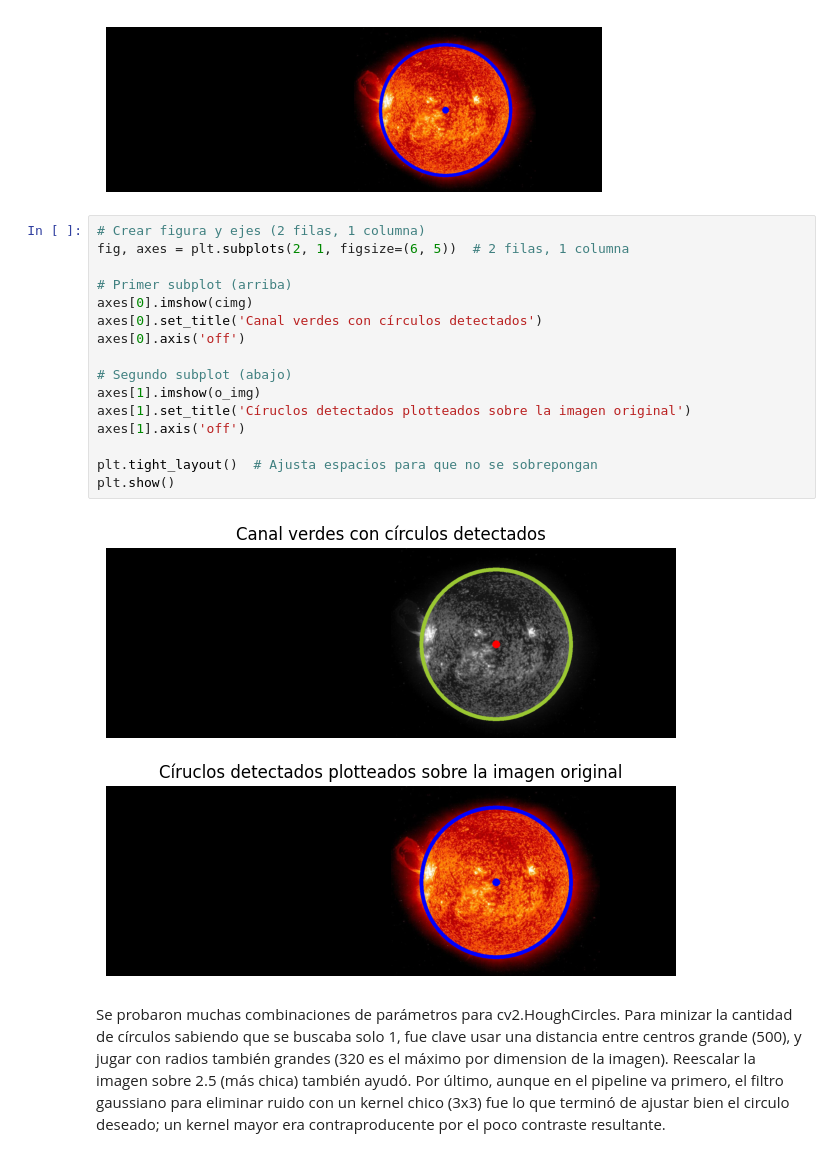
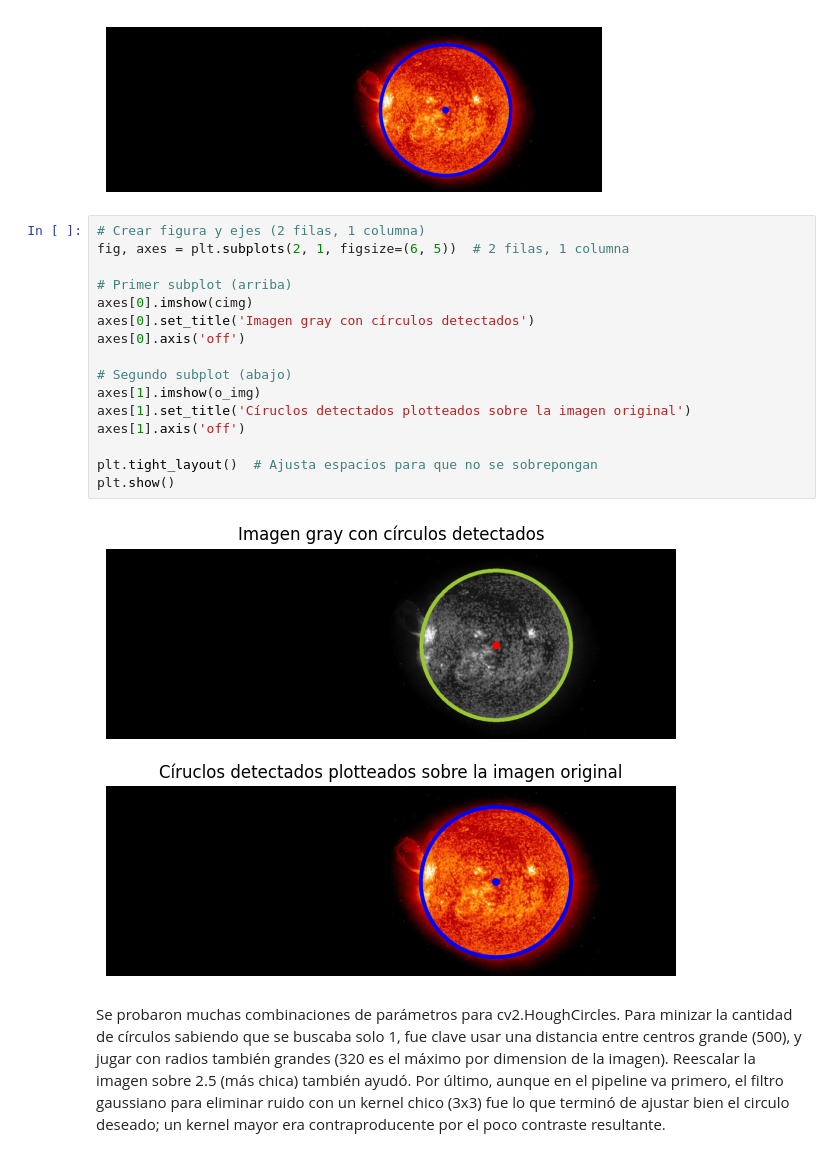
Before and after one commit to PabloKevin/DSP_LabII_Filtrado_Signals_ndims, a Jupyter notebook: Tratamiento_Imagenes.ipynb, the cells around one changed output. Drawn from its saved outputs; the diff is of its cells as text.

```diff
--- a/Tratamiento_Imagenes.ipynb
+++ b/Tratamiento_Imagenes.ipynb
@@ -211,21 +211,21 @@ plt.show()
 # %%
 # Crear figura y ejes (2 filas, 1 columna)
 fig, axes = plt.subplots(2, 1, figsize=(6, 5))  # 2 filas, 1 columna
 
 # Primer subplot (arriba)
 axes[0].imshow(cimg)
-axes[0].set_title('Canal verdes con círculos detectados')
+axes[0].set_title('Imagen gray con círculos detectados')
 axes[0].axis('off')
 
 # Segundo subplot (abajo)
 axes[1].imshow(o_img)
 axes[1].set_title('Círuclos detectados plotteados sobre la imagen original')
 axes[1].axis('off')
 
 plt.tight_layout()  # Ajusta espacios para que no se sobrepongan
 plt.show()
 # %% [output]
-[figure, old version]
+[figure, new version]
 # %% [markdown]
 Se probaron muchas combinaciones de parámetros para cv2.HoughCircles. Para minizar la cantidad de círculos sabiendo que se buscaba solo 1, fue clave usar una distancia entre centros grande (500), y jugar con radios también grandes (320 es el máximo por dimension de la imagen). Reescalar la imagen sobre 2.5 (más chica) también ayudó. Por último, aunque en el pipeline va primero, el filtro gaussiano para eliminar ruido con un kernel chico (3x3) fue lo que terminó de ajustar bien el circulo deseado; un kernel mayor era contraproducente por el poco contraste resultante.
 # %%
```
Also changed, not shown: 2 other files.
